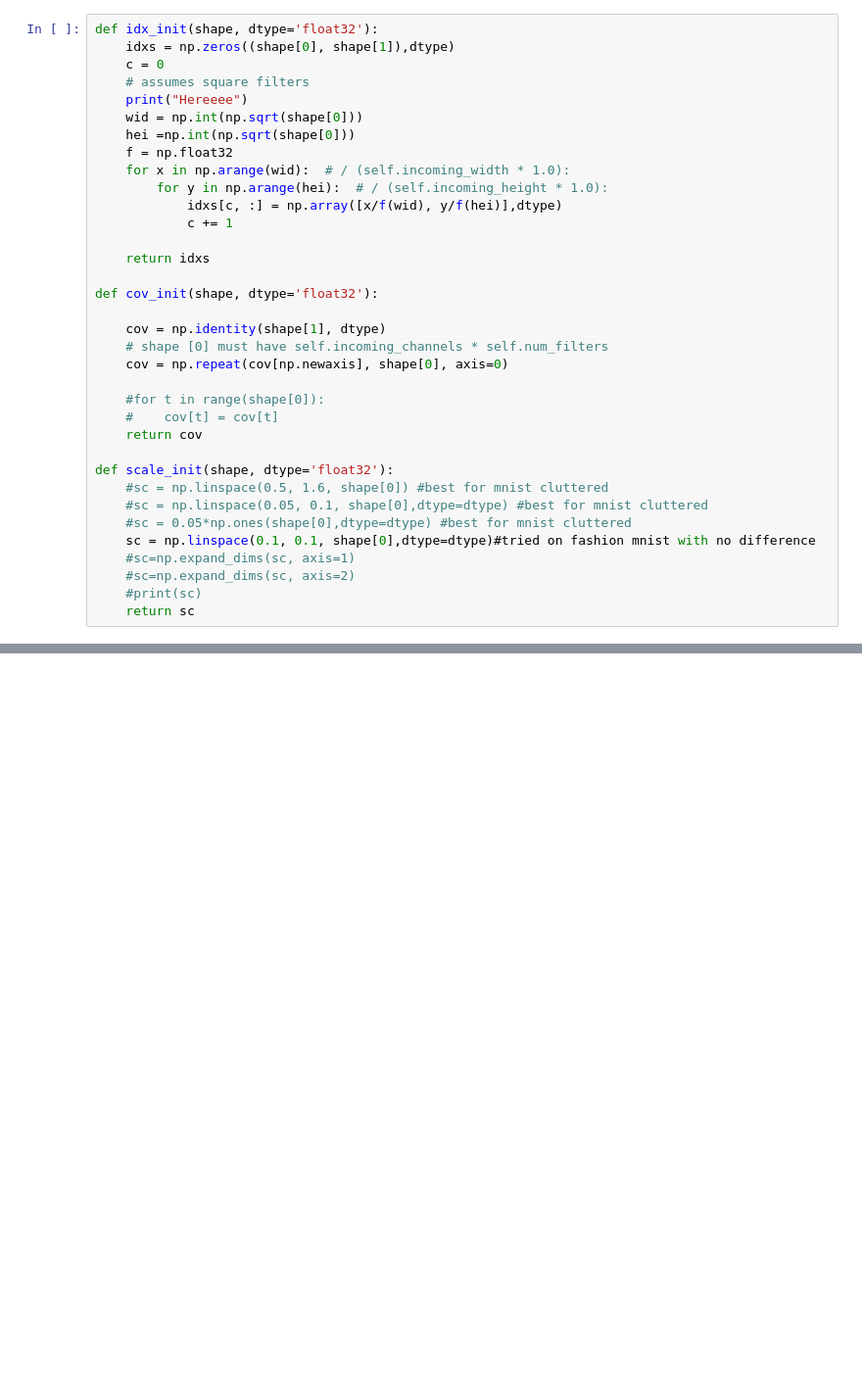
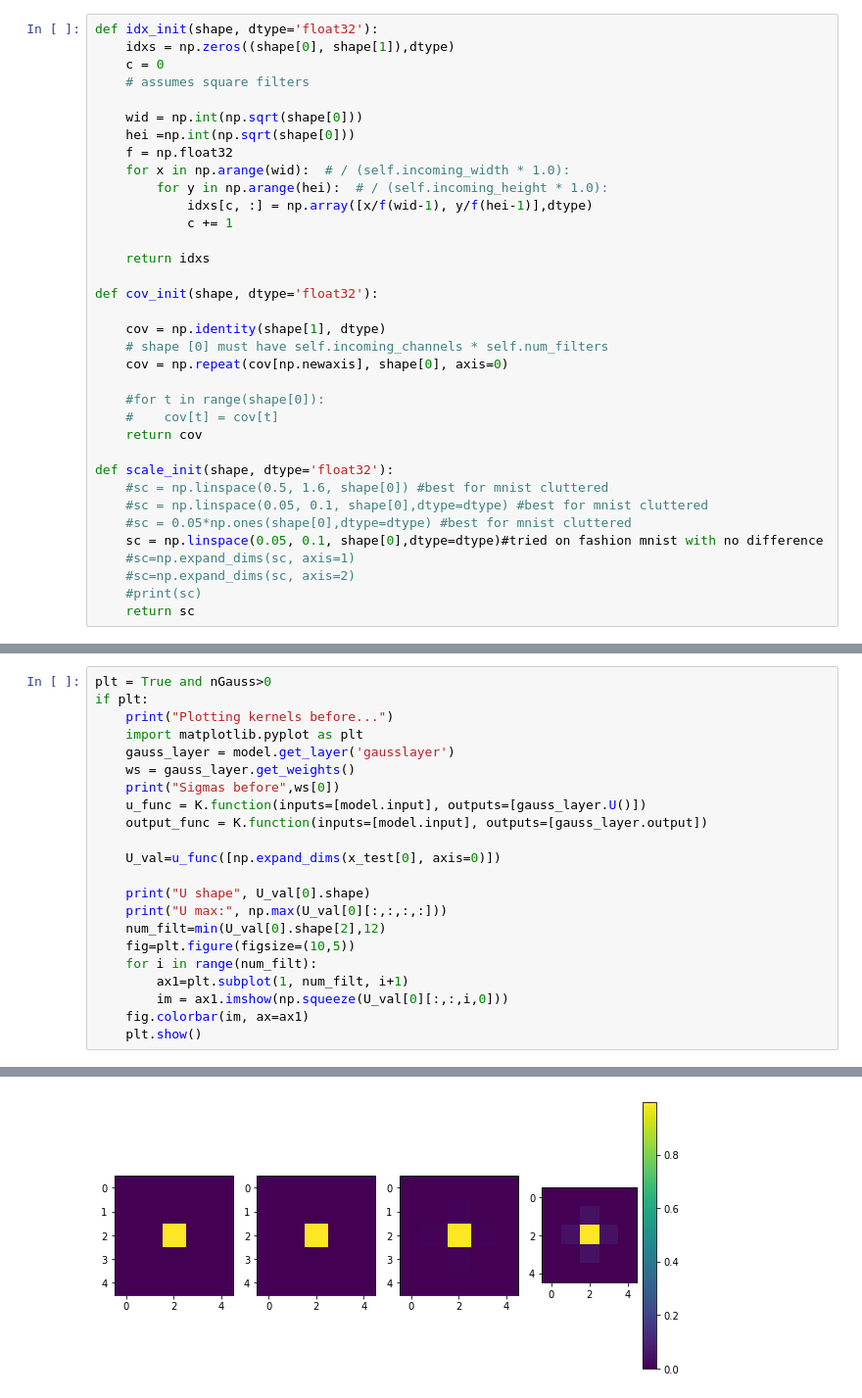
Before and after one commit to btekgit/GaussianLayer, a Jupyter notebook: GaussLayer.ipynb, the cells around one changed output, grey strips where cells are left out. Shown at 98% size. Cells and saved outputs as stored; diff of their text form; blank space fills up the shorter version.

```diff
--- a/GaussLayer.ipynb
+++ b/GaussLayer.ipynb
@@ -26,13 +27,13 @@ def idx_init(shape, dtype='float32'):
     idxs = np.zeros((shape[0], shape[1]),dtype)
     c = 0
     # assumes square filters
-    print("Hereeee")
+
     wid = np.int(np.sqrt(shape[0]))
     hei =np.int(np.sqrt(shape[0]))
     f = np.float32
     for x in np.arange(wid):  # / (self.incoming_width * 1.0):
         for y in np.arange(hei):  # / (self.incoming_height * 1.0):
-            idxs[c, :] = np.array([x/f(wid), y/f(hei)],dtype)
+            idxs[c, :] = np.array([x/f(wid-1), y/f(hei-1)],dtype)
             c += 1
 
     return idxs
@@ -51,7 +52,7 @@ def scale_init(shape, dtype='float32'):
     #sc = np.linspace(0.5, 1.6, shape[0]) #best for mnist cluttered
     #sc = np.linspace(0.05, 0.1, shape[0],dtype=dtype) #best for mnist cluttered
     #sc = 0.05*np.ones(shape[0],dtype=dtype) #best for mnist cluttered
-    sc = np.linspace(0.1, 0.1, shape[0],dtype=dtype)#tried on fashion mnist with no difference
+    sc = np.linspace(0.05, 0.1, shape[0],dtype=dtype)#tried on fashion mnist with no difference
     #sc=np.expand_dims(sc, axis=1)
     #sc=np.expand_dims(sc, axis=2)
     #print(sc)
@@ -518,0 +427,23 @@ IndentationError: ignored
+# %%
+plt = True and nGauss>0
+if plt:
+    print("Plotting kernels before...")
+    import matplotlib.pyplot as plt
+    gauss_layer = model.get_layer('gausslayer')
+    ws = gauss_layer.get_weights()
+    print("Sigmas before",ws[0])
+    u_func = K.function(inputs=[model.input], outputs=[gauss_layer.U()])
+    output_func = K.function(inputs=[model.input], outputs=[gauss_layer.output])
+
+    U_val=u_func([np.expand_dims(x_test[0], axis=0)])
+
+    print("U shape", U_val[0].shape)
+    print("U max:", np.max(U_val[0][:,:,:,:]))
+    num_filt=min(U_val[0].shape[2],12)
+    fig=plt.figure(figsize=(10,5))
+    for i in range(num_filt):
+        ax1=plt.subplot(1, num_filt, i+1)
+        im = ax1.imshow(np.squeeze(U_val[0][:,:,i,0]))
+    fig.colorbar(im, ax=ax1)
+    plt.show()
+# %% [output]
@@ -518,0 +454 @@ IndentationError: ignored
+[figure, added]
```
Also changed, not shown: parts of 12 cells of this notebook.
